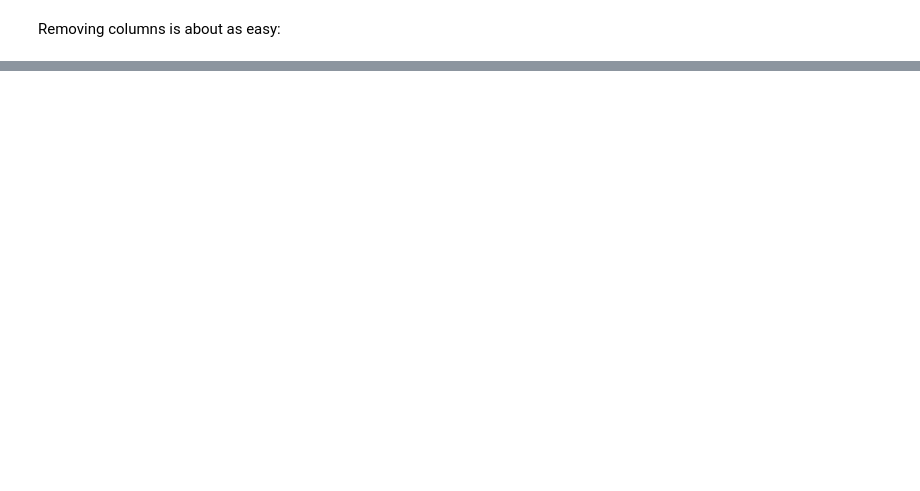
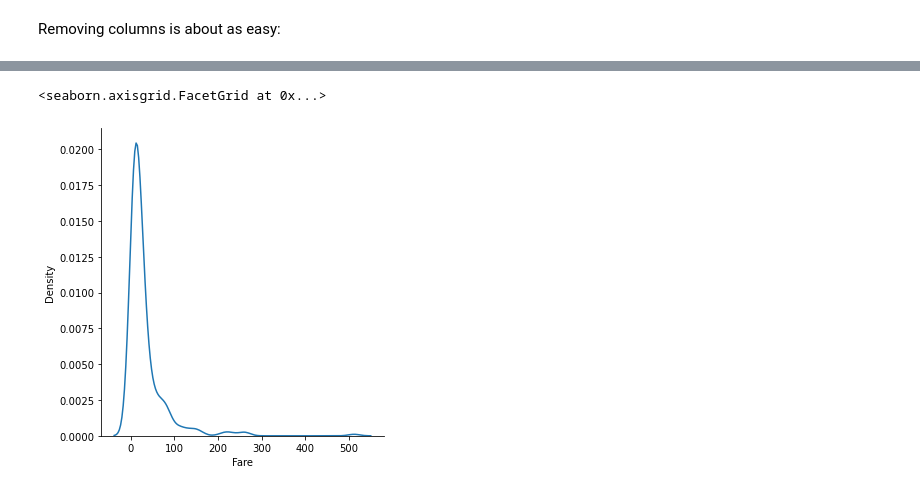
Before and after one commit to sib-swiss/intermediate-python-training, a Jupyter notebook: 01_data_manipulation_and_representation.ipynb, the cells around one changed output, grey strips where cells are left out. Drawn from its saved outputs; the diff is of its cells as text; code cells hidden in the pictures; blank space fills up the shorter version.

```diff
--- a/01_data_manipulation_and_representation.ipynb
+++ b/01_data_manipulation_and_representation.ipynb
@@ -939,0 +1174,6 @@ Index(['Year', 'town number', 'town name', 'Total', 'Swiss', 'Foreigner',
+# %%
+sns.displot( df.Fare , kind = 'kde' )
+# note : kde stands for 'kernel density estimation', which is the method used to compute this density line
+# %% [output]
+<seaborn.axisgrid.FacetGrid at 0x...>
+[figure, added]
```
Also changed, not shown: parts of 125 cells of this notebook, 1 other file.
